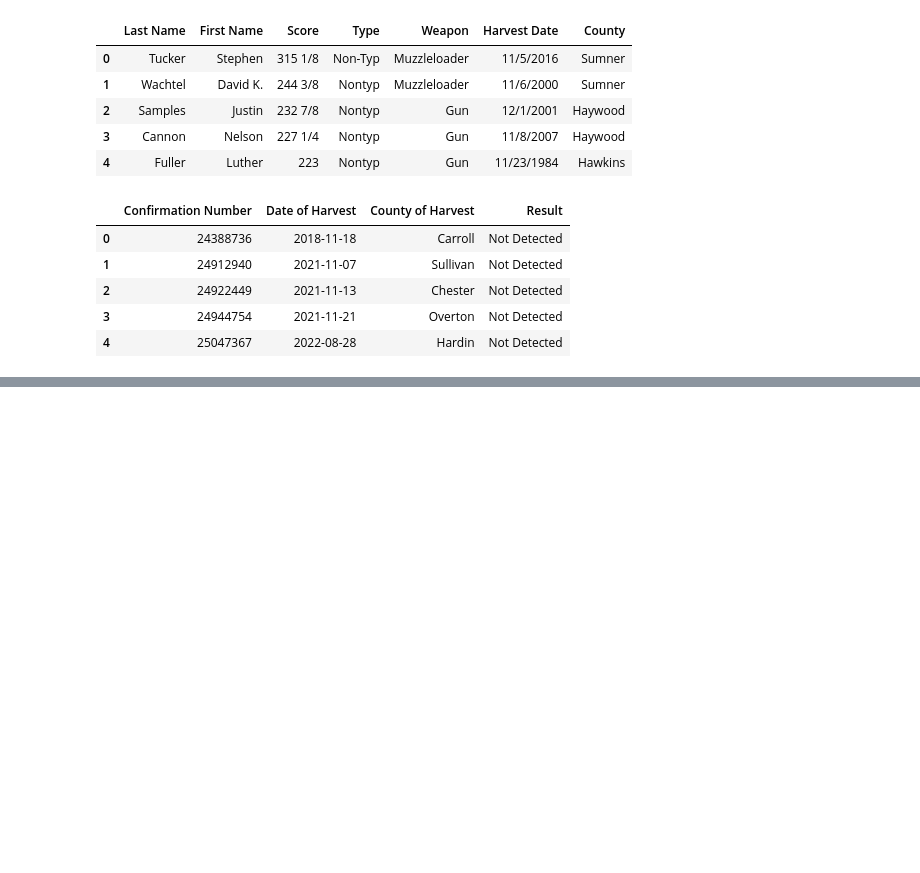
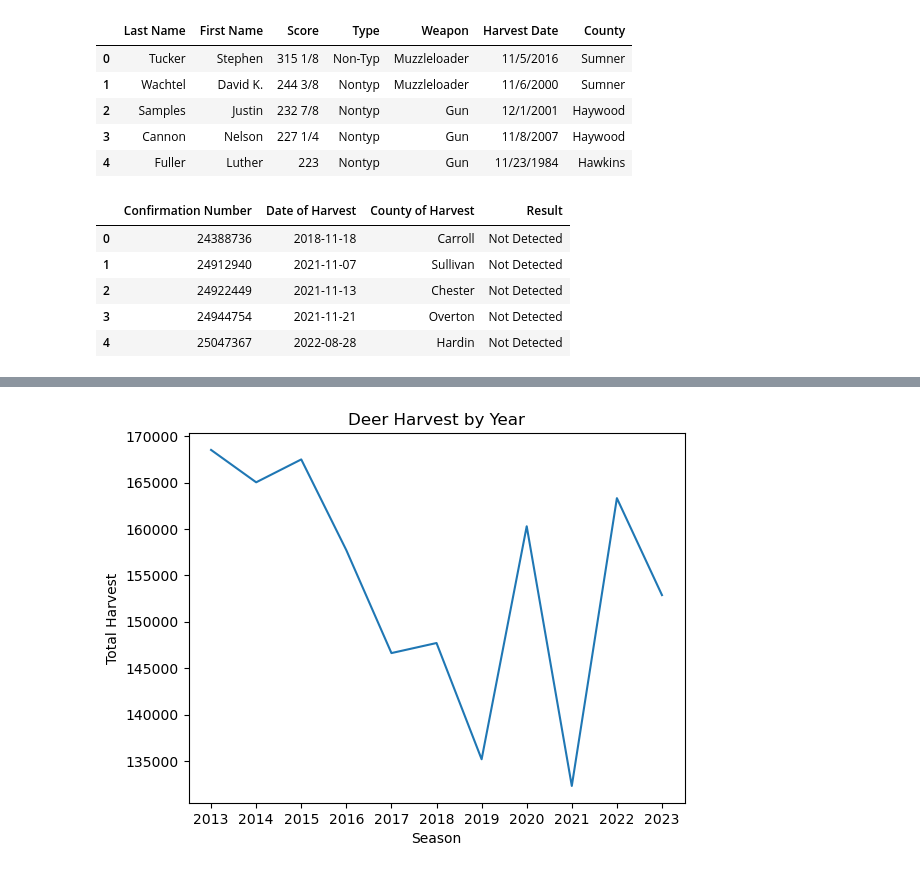
Before and after one commit to McNuttJ/Tennessee-Deer-Herd-Analysis-Capstone, a Jupyter notebook: tennessee_deer_herd_analysis.ipynb, the cells around one changed output, grey strips where cells are left out. Cells and saved outputs as stored; diff of their text form; code cells hidden in the pictures; blank space fills up the shorter version.

Commit message:
analyzed harvest data and noticed error. fixed total count error

```diff
--- a/tennessee_deer_herd_analysis.ipynb
+++ b/tennessee_deer_herd_analysis.ipynb
@@ -232,0 +275,4 @@ license.head()
+# %%
+#looking at total harvest per year.
+total_harvest_by_year = deer_harvest.groupby('Season')['TotalHarvestCount'].sum().reset_index()
+total_harvest_by_year
@@ -232,0 +292,7 @@ license.head()
+# %%
+sns.lineplot(data=total_harvest_by_year, x="Season", y="TotalHarvestCount")
+plt.ylabel('Total Harvest')
+plt.title('Deer Harvest by Year')
+plt.show()
+# %% [output]
+[figure, added]
```
Also changed, not shown: parts of 16 cells of this notebook.
